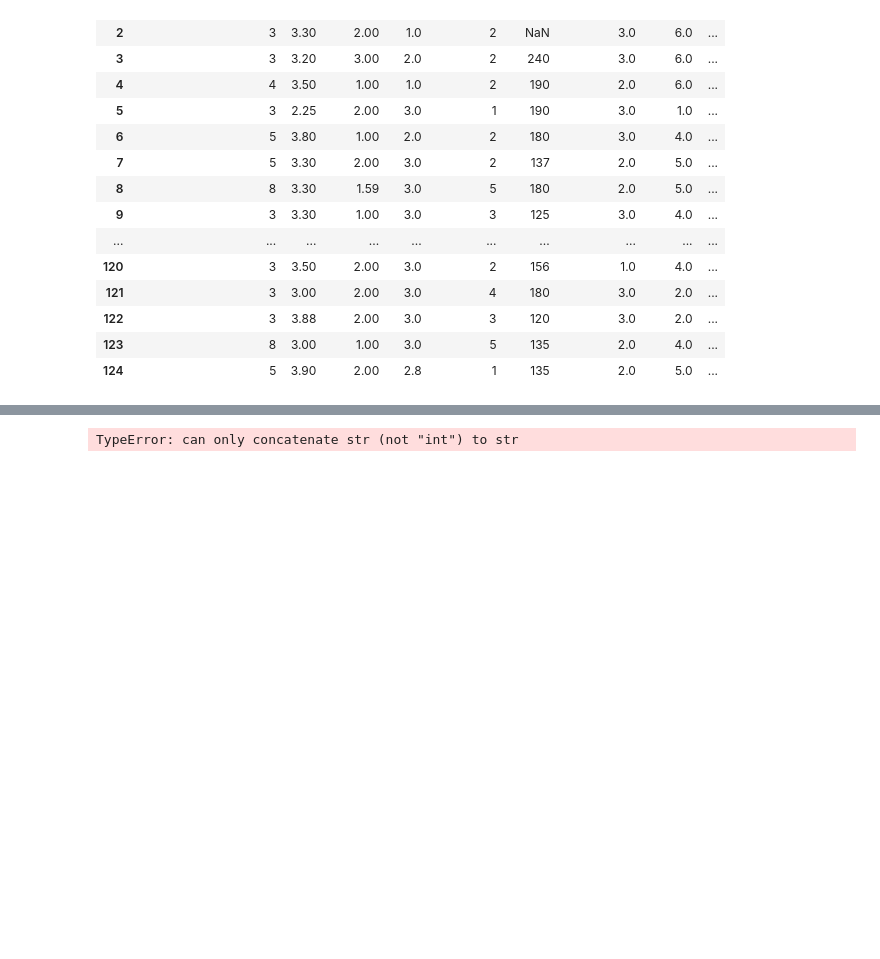
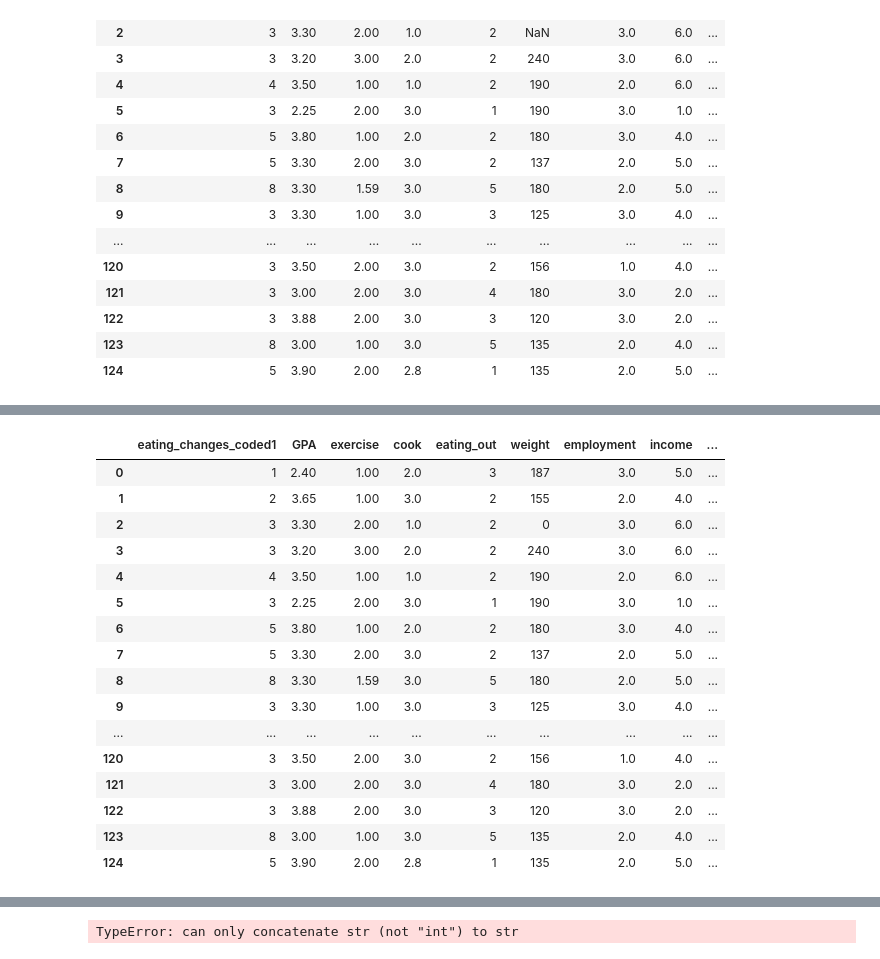
Before and after one commit to bmagnificent86/Capstone-II, a Jupyter notebook: CAPSTONE 2-Copy1.ipynb, the cells around one changed output, grey strips where cells are left out. Cells and saved outputs as stored; diff of their text form; code cells hidden in the pictures; blank space fills up the shorter version.

```diff
--- a/CAPSTONE 2-Copy1.ipynb
+++ b/CAPSTONE 2-Copy1.ipynb
@@ -146,3 +146,5 @@ weight_df
 | 122 | 3 | 3.88 | 2.00 | 3.0 | 3 | 120 | 3.0 | 2.0 | ... |
 | 123 | 8 | 3.00 | 1.00 | 3.0 | 5 | 135 | 2.0 | 4.0 | ... |
 | 124 | 5 | 3.90 | 2.00 | 2.8 | 1 | 135 | 2.0 | 5.0 | ... |
+# %%
+new_weight_column = weight_df['weight'].fillna(0)
@@ -148,0 +171,22 @@ weight_df
+# %%
+weight_df['weight'].update(new_weight_column)
+# %%
+weight_df
+# %% [output]
+|  | eating_changes_coded1 | GPA | exercise | cook | eating_out | weight | employment | income | ... |
+| 0 | 1 | 2.40 | 1.00 | 2.0 | 3 | 187 | 3.0 | 5.0 | ... |
+| 1 | 2 | 3.65 | 1.00 | 3.0 | 2 | 155 | 2.0 | 4.0 | ... |
+| 2 | 3 | 3.30 | 2.00 | 1.0 | 2 | 0 | 3.0 | 6.0 | ... |
+| 3 | 3 | 3.20 | 3.00 | 2.0 | 2 | 240 | 3.0 | 6.0 | ... |
+| 4 | 4 | 3.50 | 1.00 | 1.0 | 2 | 190 | 2.0 | 6.0 | ... |
+| 5 | 3 | 2.25 | 2.00 | 3.0 | 1 | 190 | 3.0 | 1.0 | ... |
+| 6 | 5 | 3.80 | 1.00 | 2.0 | 2 | 180 | 3.0 | 4.0 | ... |
+| 7 | 5 | 3.30 | 2.00 | 3.0 | 2 | 137 | 2.0 | 5.0 | ... |
+| 8 | 8 | 3.30 | 1.59 | 3.0 | 5 | 180 | 2.0 | 5.0 | ... |
+| 9 | 3 | 3.30 | 1.00 | 3.0 | 3 | 125 | 3.0 | 4.0 | ... |
+| ... | ... | ... | ... | ... | ... | ... | ... | ... | ... |
+| 120 | 3 | 3.50 | 2.00 | 3.0 | 2 | 156 | 1.0 | 4.0 | ... |
+| 121 | 3 | 3.00 | 2.00 | 3.0 | 4 | 180 | 3.0 | 2.0 | ... |
+| 122 | 3 | 3.88 | 2.00 | 3.0 | 3 | 120 | 3.0 | 2.0 | ... |
+| 123 | 8 | 3.00 | 1.00 | 3.0 | 5 | 135 | 2.0 | 4.0 | ... |
+| 124 | 5 | 3.90 | 2.00 | 2.8 | 1 | 135 | 2.0 | 5.0 | ... |
```
Also changed, not shown: parts of 7 cells of this notebook.
